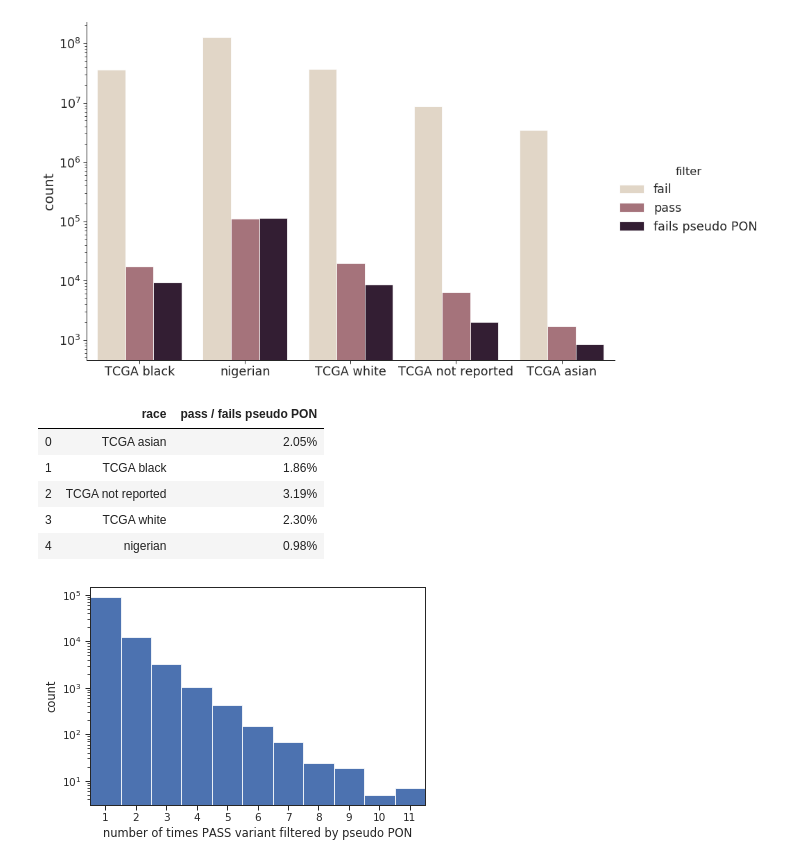
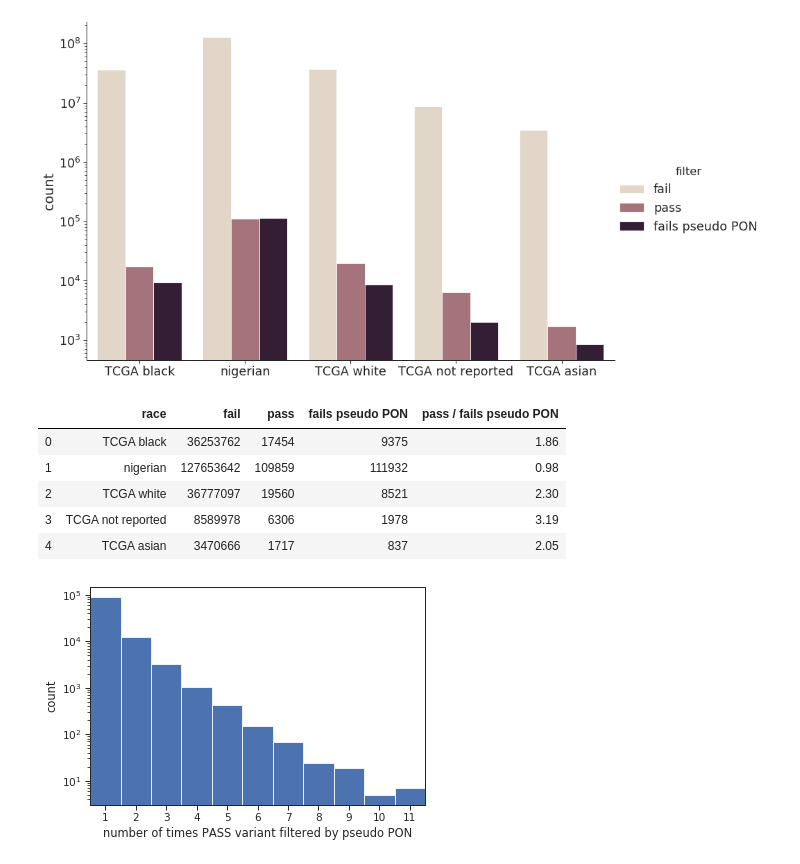
Before and after one commit to olopade-lab/indel-filtering, a Jupyter notebook: analyze.ipynb, the cells around one changed output. Cells and saved outputs as stored; diff of their text form; code cells hidden in the pictures.

```diff
--- a/analyze.ipynb
+++ b/analyze.ipynb
@@ -47,22 +47,27 @@ plt.savefig('plots/pass_by_race.pdf')
 # %% [output]
 [figure]
-# %%
-summary = pd.DataFrame(data=
-    {
-        'race': sorted(df.RACE.unique()),
-        'pass / fails pseudo PON' : ['{:.2f}%'.format(len(df.loc[(df['RACE'] == race) & (df['filter'] == 'pass')]) / len(df.loc[(df['RACE'] == race) & (df['filter'] == 'fails pseudo PON')])) for race in sorted(df.RACE.unique())],
-      #  'pass / fail': ['{:.2f}%'.format(len(df.loc[(df['RACE'] == race) & (df['filter'] == 'pass')]) / len(df.loc[(df['RACE'] == race) & (df['filter'] == 'fail')]) * 100) for race in sorted(df.RACE.unique())],
-      #  '(pass + fails pseudo PON) / fail': ['{:.2f}%'.format(len(df.loc[(df['RACE'] == race) & (df['filter'].isin(['pass', 'fails pseudo PON']))]) / len(df.loc[(df['RACE'] == race) & (df['filter'] == 'fail')]) * 100) for race in sorted(df.RACE.unique())]
-    }
-)
-summary
-# %% [output]
-|  | race | pass / fails pseudo PON |
-| 0 | TCGA asian | 2.05% |
-| 1 | TCGA black | 1.86% |
-| 2 | TCGA not reported | 3.19% |
-| 3 | TCGA white | 2.30% |
-| 4 | nigerian | 0.98% |
+# %%
+races = df.RACE.unique()
+fail_counts = [len(df.loc[(df['RACE'] == race) & (df['filter'] == 'fail')]) for race in races]
+pass_counts = [len(df.loc[(df['RACE'] == race) & (df['filter'] == 'pass')]) for race in races]
+fail_pseudo_pon_counts = [len(df.loc[(df['RACE'] == race) & (df['filter'] == 'fails pseudo PON')]) for race in races]
+summary = pd.DataFrame(data=
+    {
+        'race': races,
+        'fail': fail_counts,
+        'pass': pass_counts,
+        'fails pseudo PON': fail_pseudo_pon_counts,
+        'pass / fails pseudo PON': ['{:.2f}'.format(numerator / float(denominator)) for numerator, denominator in zip(pass_counts, fail_pseudo_pon_counts)]
+    }
+)
+summary
+# %% [output]
+|  | race | fail | pass | fails pseudo PON | pass / fails pseudo PON |
+| 0 | TCGA black | 36253762 | 17454 | 9375 | 1.86 |
+| 1 | nigerian | 127653642 | 109859 | 111932 | 0.98 |
+| 2 | TCGA white | 36777097 | 19560 | 8521 | 2.30 |
+| 3 | TCGA not reported | 8589978 | 6306 | 1978 | 3.19 |
+| 4 | TCGA asian | 3470666 | 1717 | 837 | 2.05 |
 # %%
 columns = ['CHROM', 'POS', 'REF', 'ALT']
 # %%
```
Also changed, not shown: parts of 6 cells of this notebook, 2 other files.
